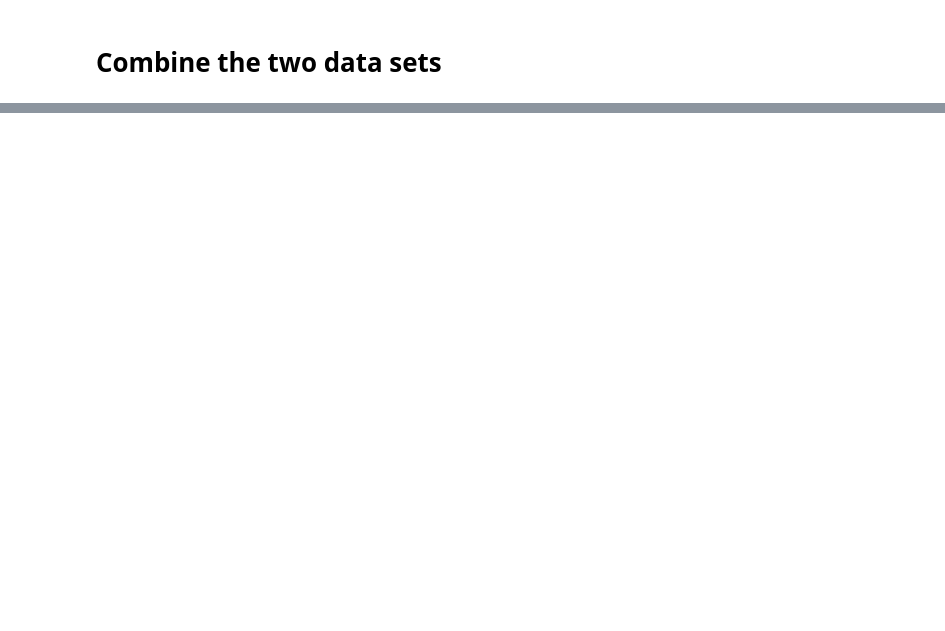
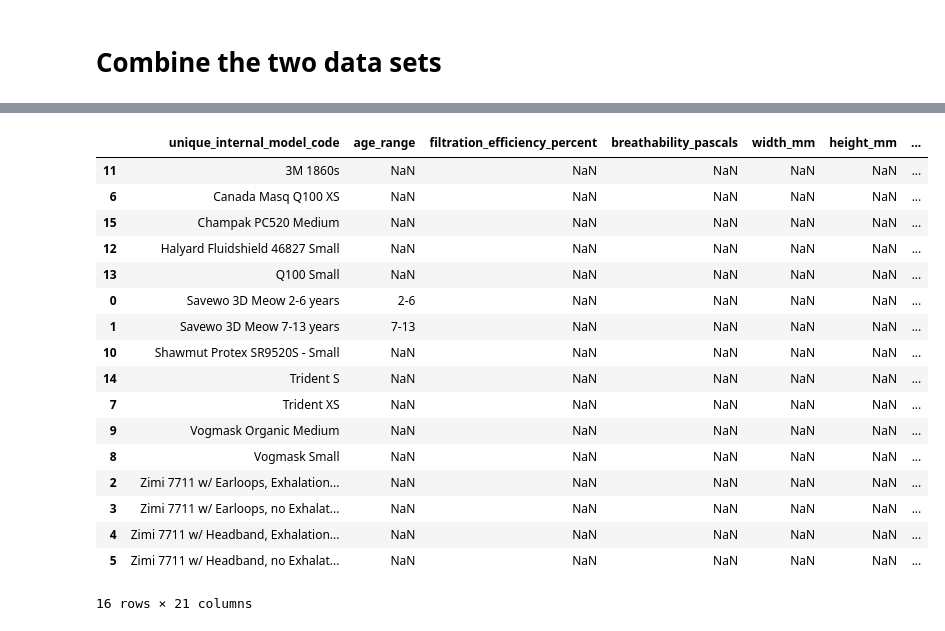
Before and after one commit to Edderic/breathesafe, a Jupyter notebook: python/mask-recommender/notebooks/combine-mask-data-sets.ipynb, the cells around one changed output, grey strips where cells are left out. Drawn from its saved outputs; the diff is of its cells as text; code cells hidden in the pictures; blank space fills up the shorter version.

```diff
--- a/python/mask-recommender/notebooks/combine-mask-data-sets.ipynb
+++ b/python/mask-recommender/notebooks/combine-mask-data-sets.ipynb
@@ -692 +913,6 @@ concat
+# %%
+armbrust_mask_nerd_pmm = pd.concat([
+    no_dups_by_uimc_breathability_fe,
+    pmm_with_image_urls
+]).sort_values(by='uimc_lower')
 # %%
@@ -693,0 +938,6 @@ concat.to_csv('./data/armbrust_and_masknerd_for_kids.csv', index=False)
+# %%
+has_where_to_buy_url = armbrust_mask_nerd_pmm[
+    armbrust_mask_nerd_pmm['where_to_buy_url_1'].notna()
+]
+
+has_where_to_buy_url
@@ -693,0 +981,26 @@ concat.to_csv('./data/armbrust_and_masknerd_for_kids.csv', index=False)
+# %%
+without_fe_breathability_data = has_where_to_buy_url[
+    has_where_to_buy_url['filtration_efficiency_percent'].isna() \
+    & has_where_to_buy_url['breathability_pascals'].isna()
+]
+
+without_fe_breathability_data
+# %% [output]
+|  | unique_internal_model_code | age_range | filtration_efficiency_percent | breathability_pascals | width_mm | height_mm | ... |
+| 11 | 3M 1860s | NaN | NaN | NaN | NaN | NaN | ... |
+| 6 | Canada Masq Q100 XS | NaN | NaN | NaN | NaN | NaN | ... |
+| 15 | Champak PC520 Medium | NaN | NaN | NaN | NaN | NaN | ... |
+| 12 | Halyard Fluidshield 46827 Small | NaN | NaN | NaN | NaN | NaN | ... |
+| 13 | Q100 Small | NaN | NaN | NaN | NaN | NaN | ... |
+| 0 | Savewo 3D Meow 2-6 years | 2-6 | NaN | NaN | NaN | NaN | ... |
+| 1 | Savewo 3D Meow 7-13 years | 7-13 | NaN | NaN | NaN | NaN | ... |
+| 10 | Shawmut Protex SR9520S - Small | NaN | NaN | NaN | NaN | NaN | ... |
+| 14 | Trident S | NaN | NaN | NaN | NaN | NaN | ... |
+| 7 | Trident XS | NaN | NaN | NaN | NaN | NaN | ... |
+| 9 | Vogmask Organic Medium | NaN | NaN | NaN | NaN | NaN | ... |
+| 8 | Vogmask Small | NaN | NaN | NaN | NaN | NaN | ... |
+| 2 | Zimi 7711 w/ Earloops, Exhalation... | NaN | NaN | NaN | NaN | NaN | ... |
+| 3 | Zimi 7711 w/ Earloops, no Exhalat... | NaN | NaN | NaN | NaN | NaN | ... |
+| 4 | Zimi 7711 w/ Headband, Exhalation... | NaN | NaN | NaN | NaN | NaN | ... |
+| 5 | Zimi 7711 w/ Headband, no Exhalat... | NaN | NaN | NaN | NaN | NaN | ... |
+16 rows × 21 columns
```
Also changed, not shown: parts of 64 cells of this notebook.
